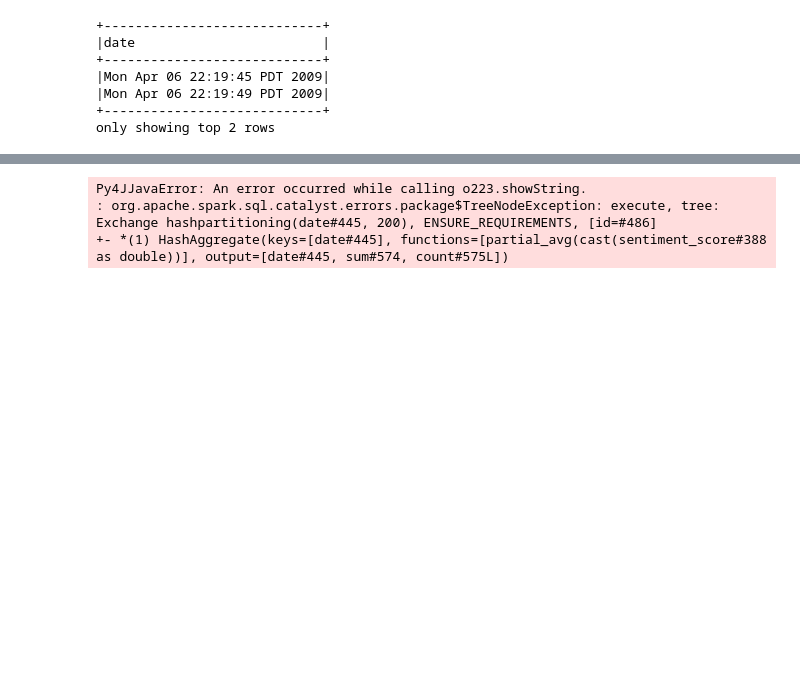
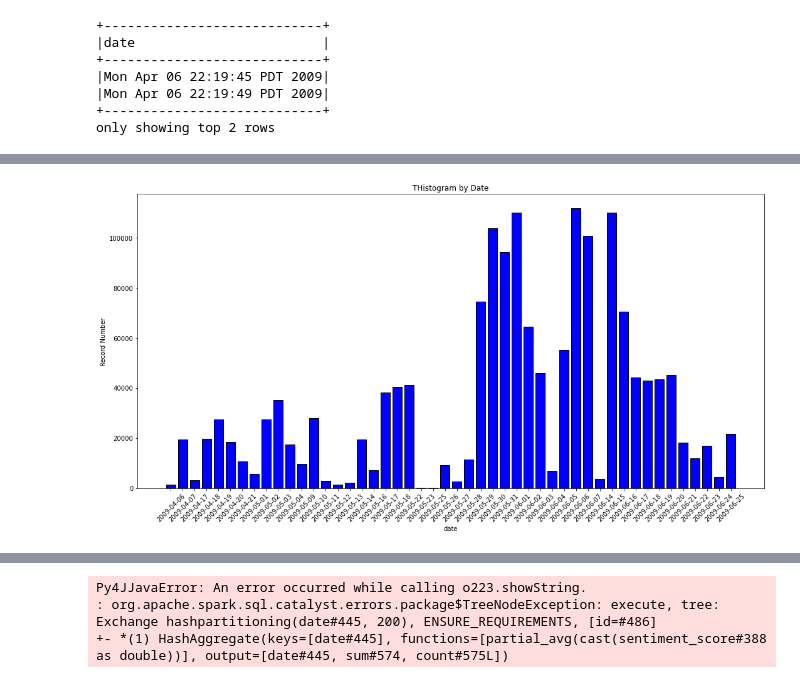
Before and after one commit to Grkmcu44/TwitterData, a Jupyter notebook: Untitled2.ipynb, the cells around one changed output, grey strips where cells are left out. Saved outputs shown, nothing was run; the diff lists cells and outputs as text; code cells hidden in the pictures; blank space fills up the shorter version.

```diff
--- a/Untitled2.ipynb
+++ b/Untitled2.ipynb
@@ -443,4 +429,6 @@ df2.select("date").show(2,truncate=False)
 |Mon Apr 06 22:19:49 PDT 2009|
 +----------------------------+
 only showing top 2 rows
+# %%
+df3 = df2.select("date", "sentiment_score")
 # %%
@@ -450,0 +437,11 @@ df2 = df2.withColumn("date", to_date(df2["date"], "EEE MMM dd HH:mm:ss zzz yyyy"
+# %%
+
+# date format
+custom_date_format = "EEE MMM dd HH:mm:ss zzz yyyy"
+
+# Tcovert date
+df3 = df3.withColumn("date", from_utc_timestamp(unix_timestamp("date", custom_date_format).cast("timestamp"), "PST"))\
+        .withColumn("date_only", F.date_format("date", "yyyy-MM-dd"))
+
+# results
+df3.show(truncate=False)
@@ -451,3 +467,24 @@ df2 = df2.withColumn("date", to_date(df2["date"], "EEE MMM dd HH:mm:ss zzz yyyy"
+# %%
+
+
+# Group by and calculate
+date_counts = df3.groupBy("date_only").agg(count("*").alias("record_count")).orderBy("date_only").collect()
+
+dates = [row['date_only'] for row in date_counts]
+record_counts = [row['record_count'] for row in date_counts]
+
+import matplotlib.pyplot as plt
+
+plt.figure(figsize=(15,8))
+plt.bar(dates, record_counts, color='blue', edgecolor='black')
+plt.xlabel('date')
+plt.ylabel('Record Number')
+plt.title('THistogram by Date')
+plt.xticks(rotation=45)
+plt.tight_layout()
+plt.show()
+# %% [output]
+[figure, added]
 # %%
 #calculate daily avarege
 from pyspark.sql.functions import avg
```
Also changed, not shown: parts of 30 cells of this notebook.
